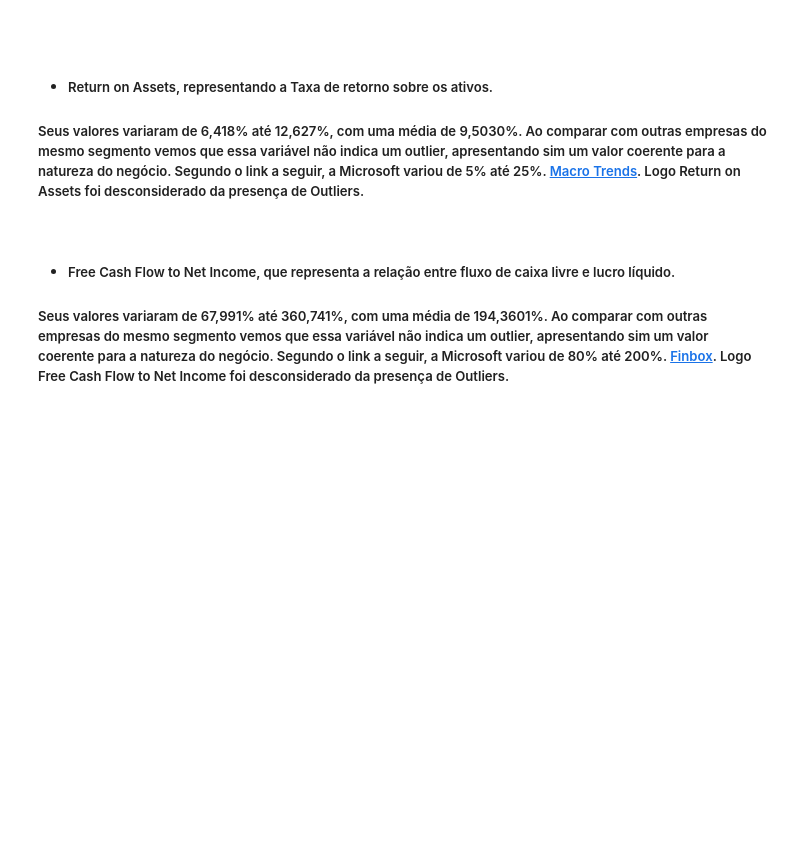
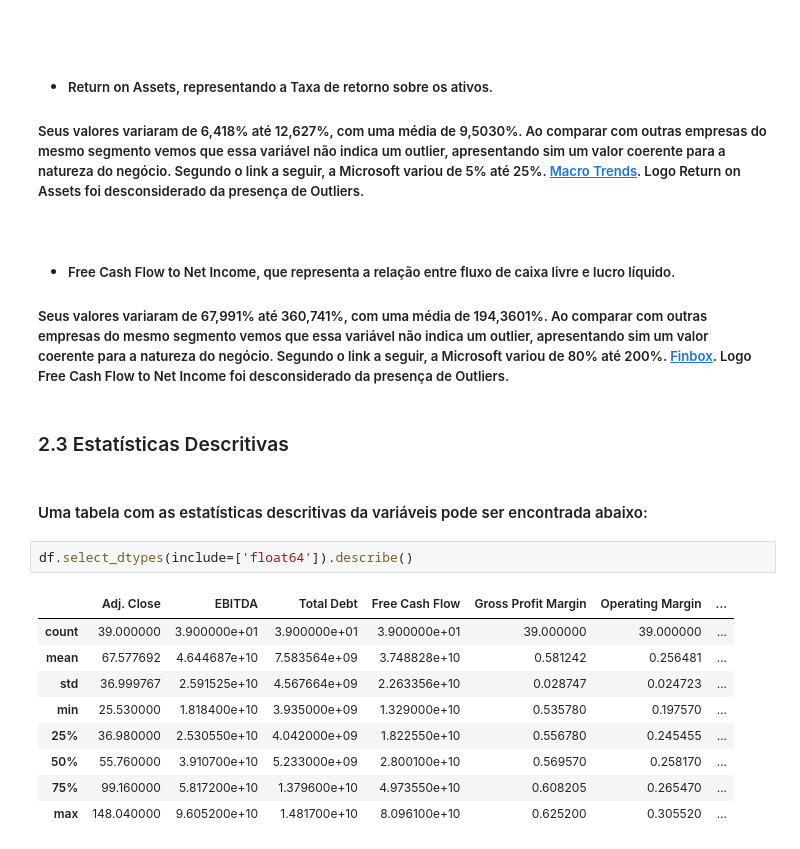
Before and after one commit to glaucofilho/CEDS-805, a Jupyter notebook: Trabalho_Final/google/main.ipynb, the cells around one changed output. Cells and saved outputs as stored; diff of their text form; blank space fills up the shorter version.

```diff
--- a/Trabalho_Final/google/main.ipynb
+++ b/Trabalho_Final/google/main.ipynb
@@ -245,3 +248,19 @@ estatisticas
 
 - ##### Free Cash Flow to Net Income, que representa a relação entre fluxo de caixa livre e lucro líquido.
 ##### Seus valores variaram de 67,991% até 360,741%, com uma média de 194,3601%. Ao comparar com outras empresas do mesmo segmento vemos que essa variável não indica um outlier, apresentando sim um valor coerente para a natureza do negócio. Segundo o link a seguir, a Microsoft variou de 80% até 200%. [Finbox](https://finbox.com/NASDAQGS:MSFT/explorer/fcf_to_ni/). Logo Free Cash Flow to Net Income foi desconsiderado da presença de Outliers.
+# %% [markdown]
+### <a id="2_3_est_descritivas"></a> 2.3 Estatísticas Descritivas
+# %% [markdown]
+#### Uma tabela com as estatísticas descritivas da variáveis pode ser encontrada abaixo:
+# %%
+df.select_dtypes(include=['float64']).describe()
+# %% [output]
+|  | Adj. Close | EBITDA | Total Debt | Free Cash Flow | Gross Profit Margin | Operating Margin | ... |
+| count | 39.000000 | 3.900000e+01 | 3.900000e+01 | 3.900000e+01 | 39.000000 | 39.000000 | ... |
+| mean | 67.577692 | 4.644687e+10 | 7.583564e+09 | 3.748828e+10 | 0.581242 | 0.256481 | ... |
+| std | 36.999767 | 2.591525e+10 | 4.567664e+09 | 2.263356e+10 | 0.028747 | 0.024723 | ... |
+| min | 25.530000 | 1.818400e+10 | 3.935000e+09 | 1.329000e+10 | 0.535780 | 0.197570 | ... |
+| 25% | 36.980000 | 2.530550e+10 | 4.042000e+09 | 1.822550e+10 | 0.556780 | 0.245455 | ... |
+| 50% | 55.760000 | 3.910700e+10 | 5.233000e+09 | 2.800100e+10 | 0.569570 | 0.258170 | ... |
+| 75% | 99.160000 | 5.817200e+10 | 1.379600e+10 | 4.973550e+10 | 0.608205 | 0.265470 | ... |
+| max | 148.040000 | 9.605200e+10 | 1.481700e+10 | 8.096100e+10 | 0.625200 | 0.305520 | ... |
```
Also changed, not shown: parts of 12 cells of this notebook.
